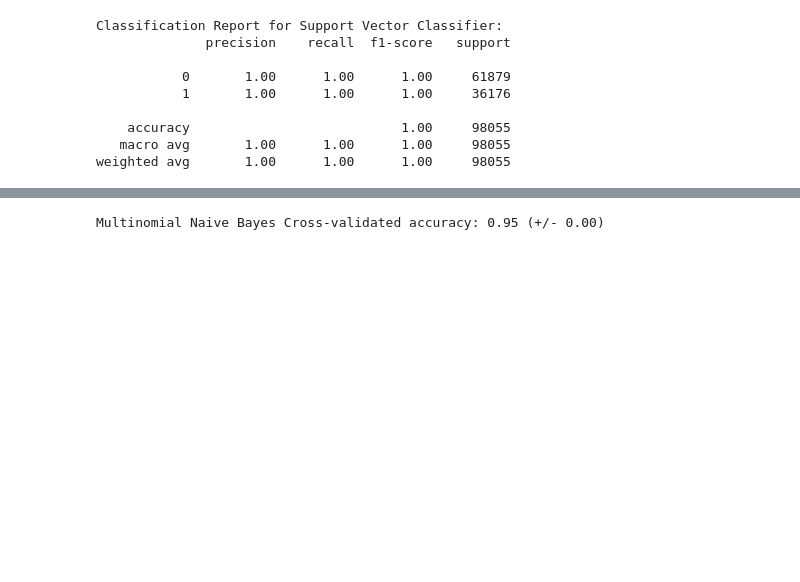
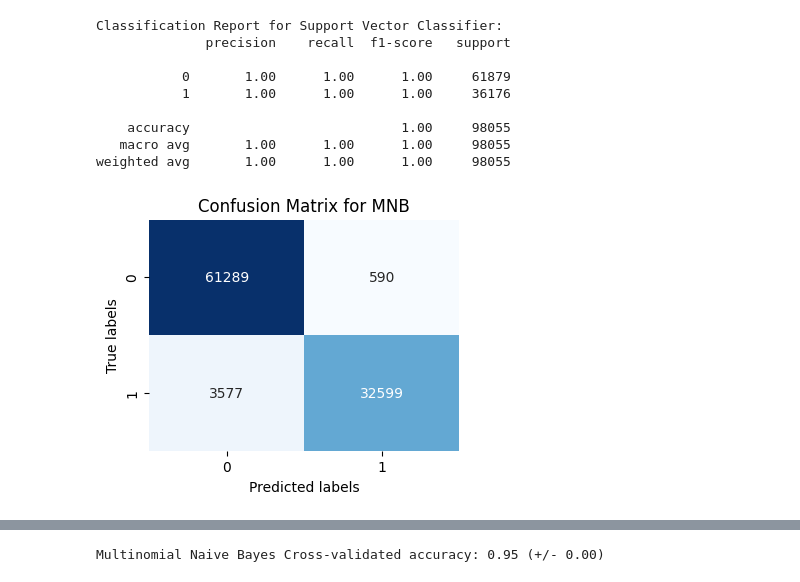
Before and after one commit to SStepz/AIDetection, a Jupyter notebook: AIDetection.ipynb, the cells around one changed output, grey strips where cells are left out. Saved outputs shown, nothing was run; the diff lists cells and outputs as text; code cells hidden in the pictures; blank space fills up the shorter version.

Commit message:
add confusion matrix

```diff
--- a/AIDetection.ipynb
+++ b/AIDetection.ipynb
@@ -227,0 +231,11 @@ weighted avg       1.00      1.00      1.00     98055
+# %%
+cmMNB = confusion_matrix(y_test, predictMNB)
+
+plt.figure(figsize=(4, 3))
+sns.heatmap(cmMNB, annot=True, fmt="d", cmap="Blues", cbar=False)
+plt.xlabel("Predicted labels")
+plt.ylabel("True labels")
+plt.title("Confusion Matrix for MNB")
+plt.show()
+# %% [output]
+[figure, added]
```
Also changed, not shown: parts of 4 cells of this notebook.
